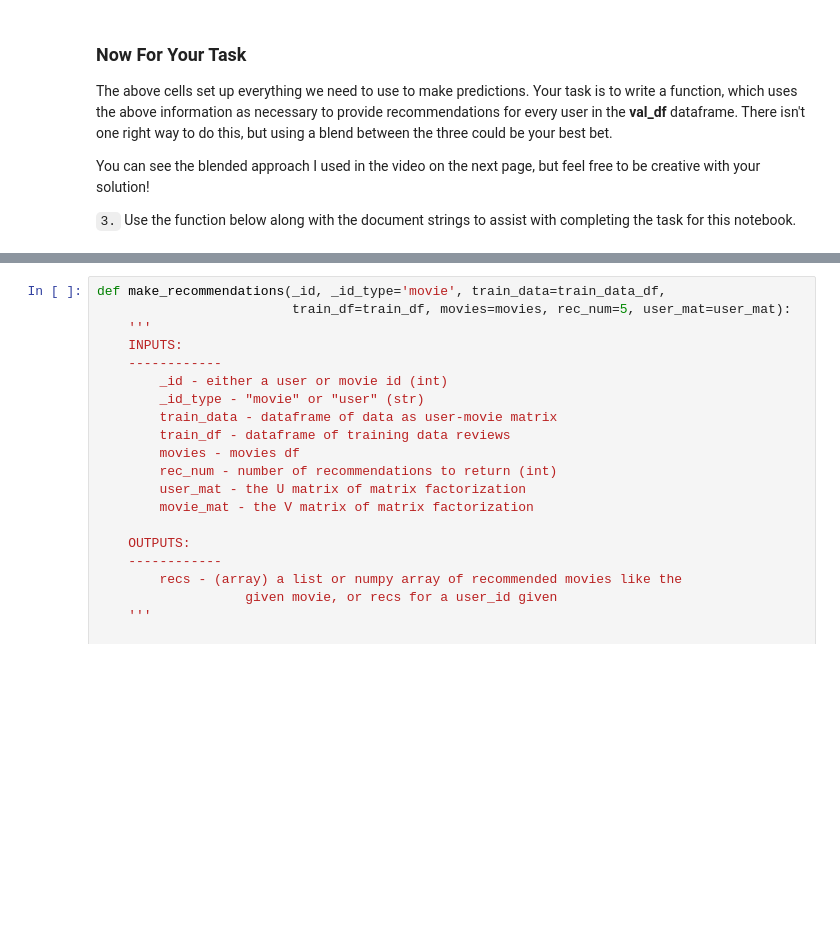
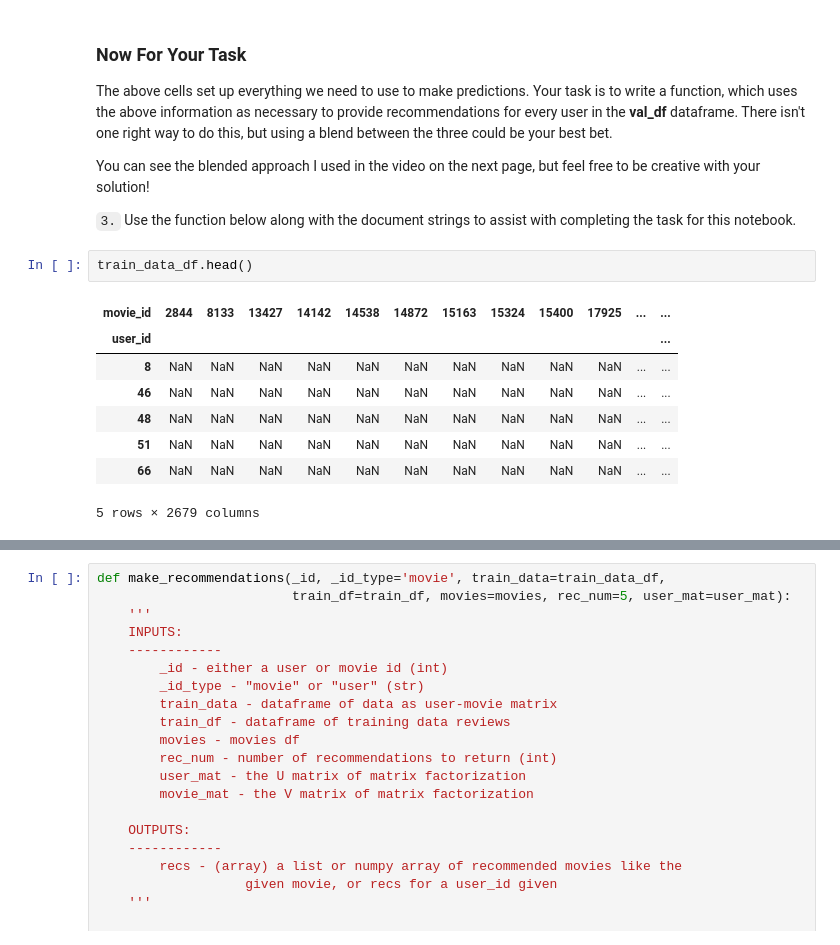
Before and after one commit to ddhartma/Matrix-Factorization-For-Recommendations, a Jupyter notebook: notebooks/4_Cold_Start_Problem.ipynb, the cells around one changed output, grey strips where cells are left out. Saved outputs shown, nothing was run; the diff lists cells and outputs as text; blank space fills up the shorter version.

```diff
--- a/notebooks/4_Cold_Start_Problem.ipynb
+++ b/notebooks/4_Cold_Start_Problem.ipynb
@@ -323,3 +345,14 @@ The above cells set up everything we need to use to make predictions.  Your task
 You can see the blended approach I used in the video on the next page, but feel free to be creative with your solution!
 
 `3.` Use the function below along with the document strings to assist with completing the task for this notebook.
+# %%
+train_data_df.head()
+# %% [output]
+| movie_id | 2844 | 8133 | 13427 | 14142 | 14538 | 14872 | 15163 | 15324 | 15400 | 17925 | ... | ... |
+| user_id |  |  |  |  |  |  |  |  |  |  |  | ... |
+| 8 | NaN | NaN | NaN | NaN | NaN | NaN | NaN | NaN | NaN | NaN | ... | ... |
+| 46 | NaN | NaN | NaN | NaN | NaN | NaN | NaN | NaN | NaN | NaN | ... | ... |
+| 48 | NaN | NaN | NaN | NaN | NaN | NaN | NaN | NaN | NaN | NaN | ... | ... |
+| 51 | NaN | NaN | NaN | NaN | NaN | NaN | NaN | NaN | NaN | NaN | ... | ... |
+| 66 | NaN | NaN | NaN | NaN | NaN | NaN | NaN | NaN | NaN | NaN | ... | ... |
+5 rows × 2679 columns
```
Also changed, not shown: parts of 13 cells of this notebook, 5 other files.
